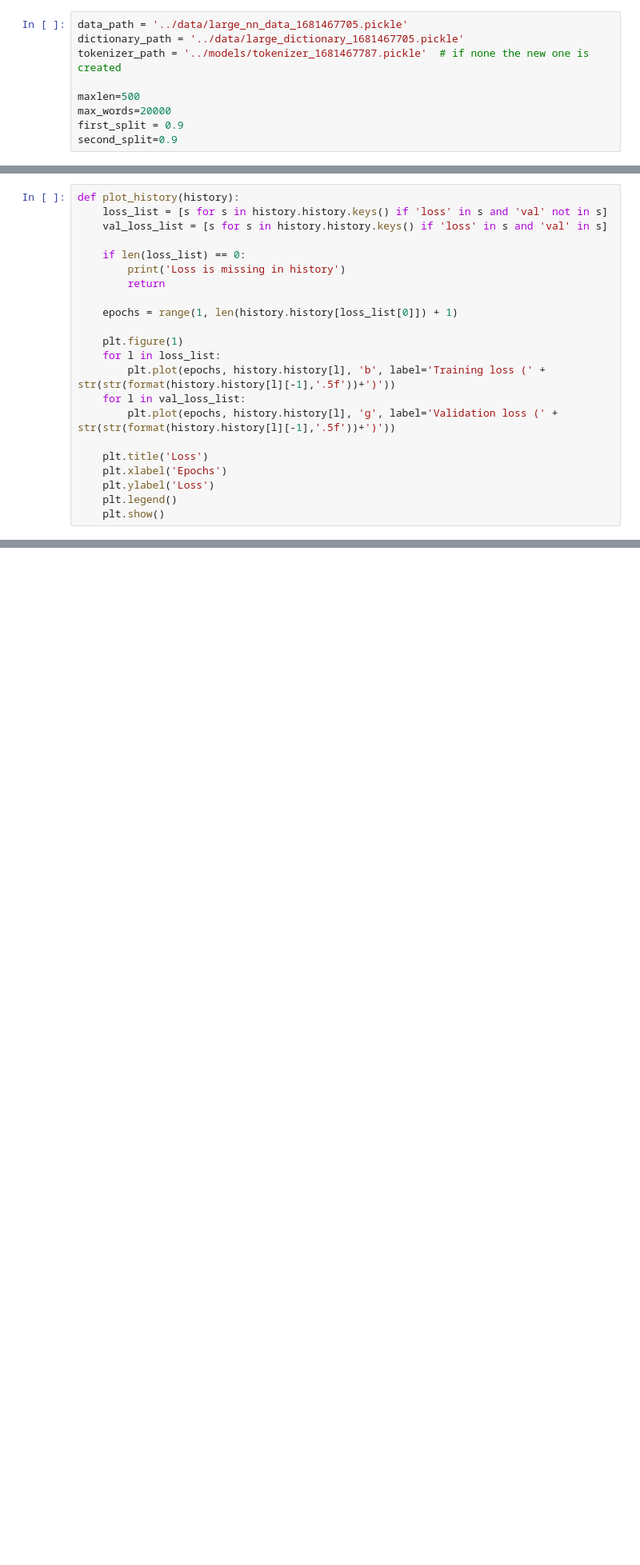
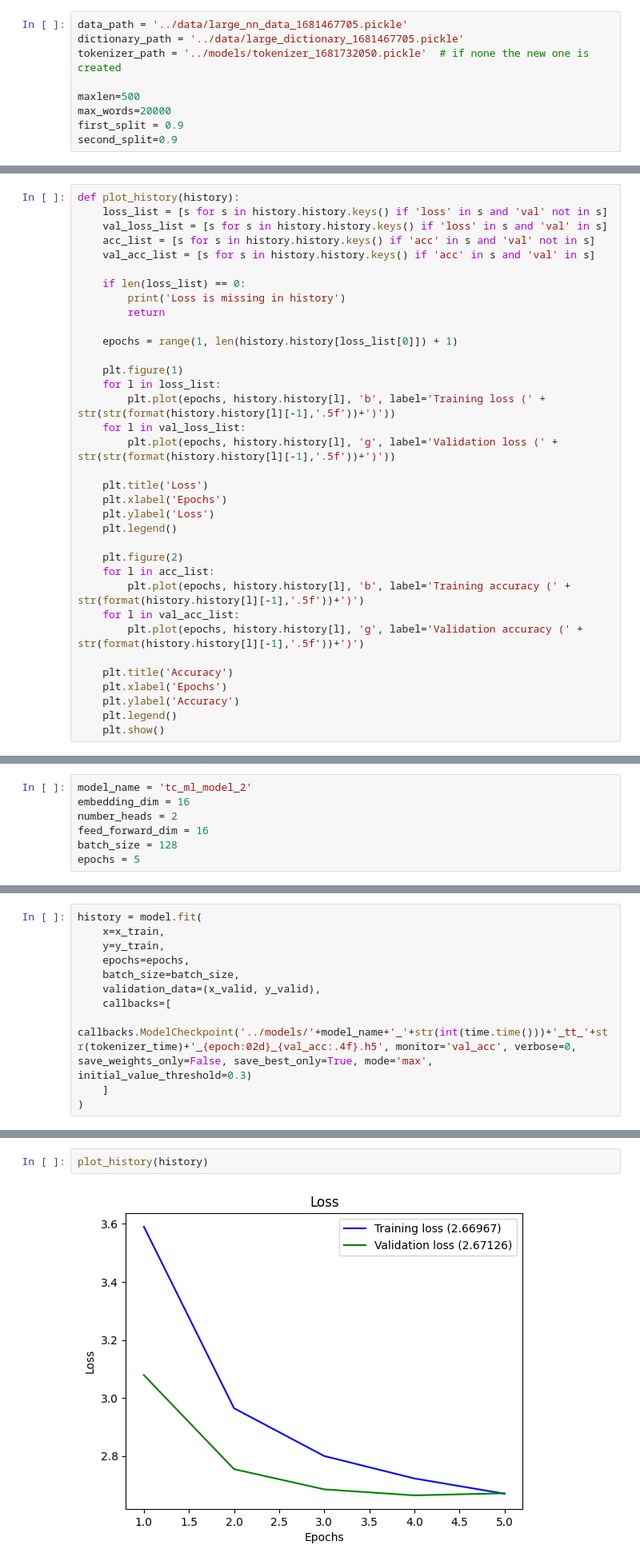
Before and after one commit to kbarszczak/Tourister, a Jupyter notebook: notebooks/training_text_classification_neural_network_multilabel.ipynb, the cells around one changed output, grey strips where cells are left out. Shown at 80% size. Saved outputs shown, nothing was run; the diff lists cells and outputs as text; blank space fills up the shorter version.

Commit message:
Add test env cleaned notebook. Add training nn for multilabel updates

```diff
--- a/notebooks/training_text_classification_neural_network_multilabel.ipynb
+++ b/notebooks/training_text_classification_neural_network_multilabel.ipynb
@@ -28,7 +30,7 @@ Parameters
 # %%
 data_path = '../data/large_nn_data_1681467705.pickle'
 dictionary_path = '../data/large_dictionary_1681467705.pickle'
-tokenizer_path = '../models/tokenizer_1681467787.pickle'  # if none the new one is created
+tokenizer_path = '../models/tokenizer_1681732050.pickle'  # if none the new one is created
 
 maxlen=500
 max_words=20000
@@ -40,6 +42,8 @@ General functions
 def plot_history(history):
     loss_list = [s for s in history.history.keys() if 'loss' in s and 'val' not in s]
     val_loss_list = [s for s in history.history.keys() if 'loss' in s and 'val' in s]
+    acc_list = [s for s in history.history.keys() if 'acc' in s and 'val' not in s]
+    val_acc_list = [s for s in history.history.keys() if 'acc' in s and 'val' in s]
 
     if len(loss_list) == 0:
         print('Loss is missing in history')
@@ -57,6 +61,17 @@ def plot_history(history):
     plt.xlabel('Epochs')
     plt.ylabel('Loss')
     plt.legend()
+
+    plt.figure(2)
+    for l in acc_list:
+        plt.plot(epochs, history.history[l], 'b', label='Training accuracy (' + str(format(history.history[l][-1],'.5f'))+')')
+    for l in val_acc_list:
+        plt.plot(epochs, history.history[l], 'g', label='Validation accuracy (' + str(format(history.history[l][-1],'.5f'))+')')
+
+    plt.title('Accuracy')
+    plt.xlabel('Epochs')
+    plt.ylabel('Accuracy')
+    plt.legend()
     plt.show()
 # %%
 def print_evaluation(model, x_test, y_test, batch_size):
@@ -348,0 +371,7 @@ Test loss: 0.0178
+# %%
+model_name = 'tc_ml_model_2'
+embedding_dim = 16
+number_heads = 2
+feed_forward_dim = 16
+batch_size = 128
+epochs = 5
@@ -348,0 +444,11 @@ Test loss: 0.0178
+# %%
+history = model.fit(
+    x=x_train,
+    y=y_train,
+    epochs=epochs,
+    batch_size=batch_size,
+    validation_data=(x_valid, y_valid),
+    callbacks=[
+        callbacks.ModelCheckpoint('../models/'+model_name+'_'+str(int(time.time()))+'_tt_'+str(tokenizer_time)+'_{epoch:02d}_{val_acc:.4f}.h5', monitor='val_acc', verbose=0, save_weights_only=False, save_best_only=True, mode='max', initial_value_threshold=0.3)
+    ]
+)
@@ -348,0 +468,4 @@ Test loss: 0.0178
+# %%
+plot_history(history)
+# %% [output]
+[figure, added]
```
Also changed, not shown: parts of 14 cells of this notebook, 1 other file.
